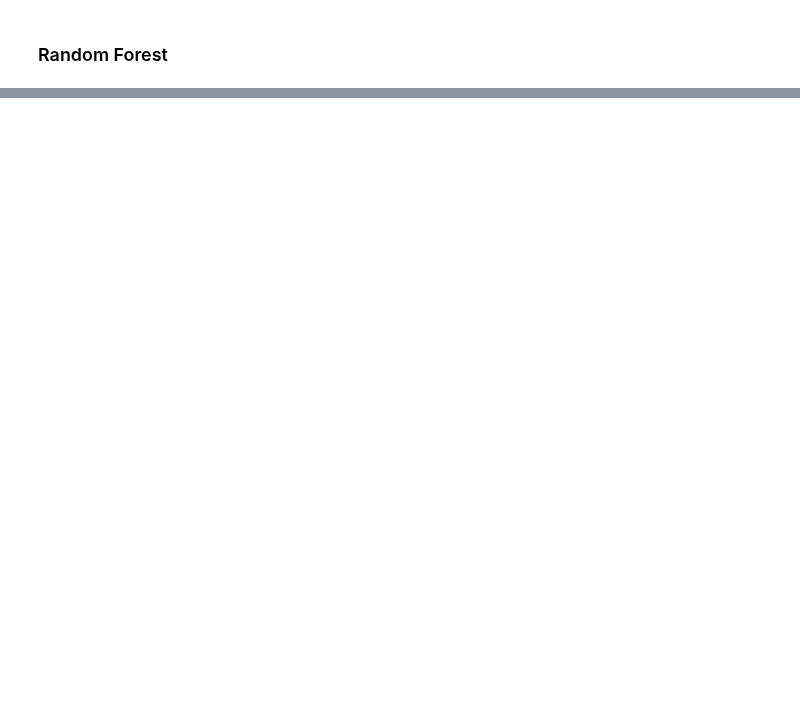
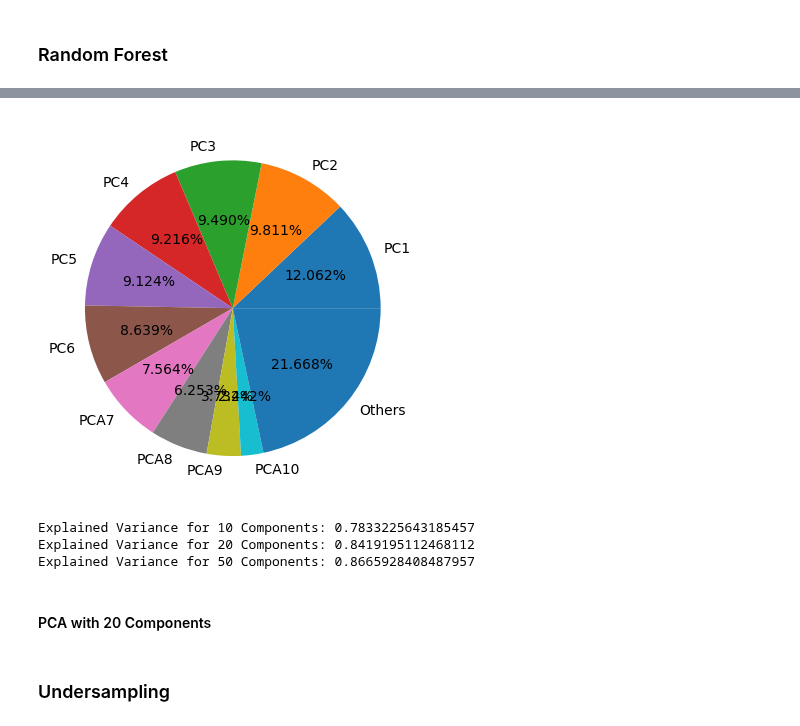
Before and after one commit to bennyocean/LFB_ResponseTimes_Prediction, a Jupyter notebook: notebooks/DecisionTree_RF_clf.ipynb, the cells around one changed output, grey strips where cells are left out. Saved outputs shown, nothing was run; the diff lists cells and outputs as text; code cells hidden in the pictures; blank space fills up the shorter version.

Commit message:
updated decision tree and random forest models using PCA and undersampling

```diff
--- a/notebooks/DecisionTree_RF_clf.ipynb
+++ b/notebooks/DecisionTree_RF_clf.ipynb
@@ -192,0 +407,5 @@ weighted avg       0.72      0.74      0.72    307541
+# %%
+from sklearn.decomposition import PCA
+
+pca = PCA()
+X_pca = pca.fit_transform(X)
@@ -192,0 +465,19 @@ weighted avg       0.72      0.74      0.72    307541
+# %%
+# Pie chart of the distribution of the explained variance ratio by each axis.
+L1 = list(pca.explained_variance_ratio_[0:10]) # first 6 main principal components
+L1.append(sum(pca.explained_variance_ratio_[10:X_pca.shape[1]])) # "Others"
+
+
+plt.pie(L1, labels=['PC1', 'PC2', 'PC3', 'PC4', 'PC5', 'PC6', 'PCA7', 'PCA8', 'PCA9', 'PCA10', 'Others'], autopct='%1.3f%%');
+# %% [output]
+[figure, added]
+# %%
+print("Explained Variance for 10 Components:",pca.explained_variance_ratio_[0:10].sum())
+print("Explained Variance for 20 Components:",pca.explained_variance_ratio_[0:20].sum())
+print("Explained Variance for 50 Components:",pca.explained_variance_ratio_[0:30].sum())
+# %% [output]
+Explained Variance for 10 Components: 0.7833225643185457
+Explained Variance for 20 Components: 0.8419195112468112
+Explained Variance for 50 Components: 0.8665928408487957
+# %% [markdown]
+#### PCA with 20 Components
@@ -192,0 +490,2 @@ weighted avg       0.72      0.74      0.72    307541
+# %% [markdown]
+### Undersampling
```
Also changed, not shown: parts of 65 cells of this notebook.
